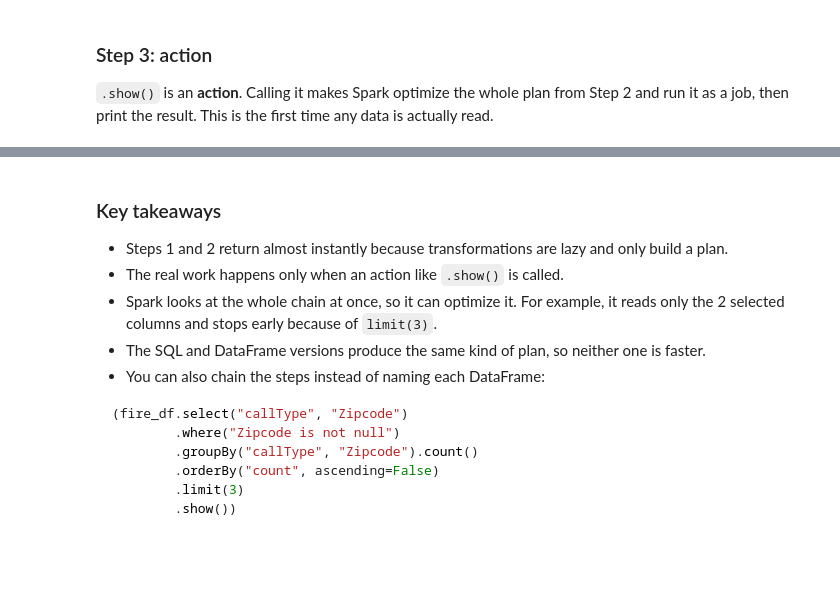
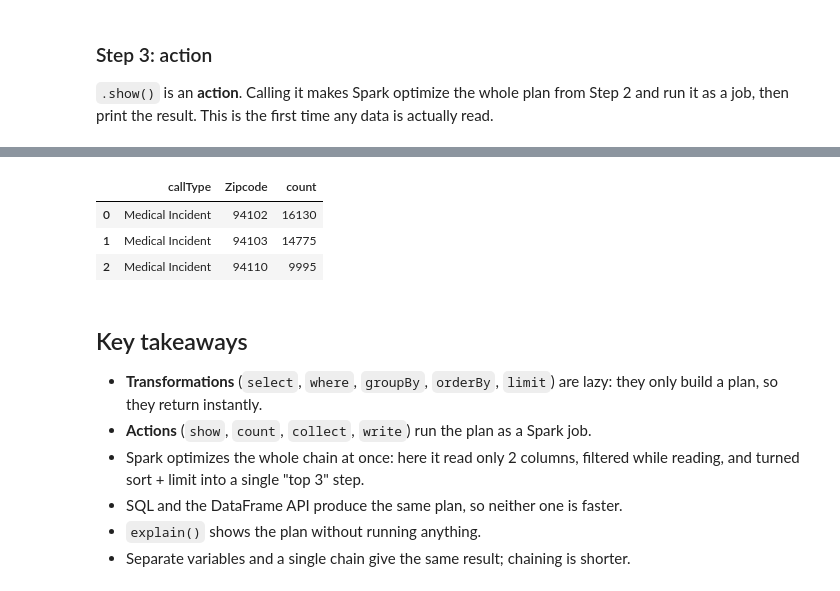
Before and after one commit to ofawaz94/data-engineering-notes, a Jupyter notebook: Spark/03-transformations-and-actions.ipynb, the cells around one changed output, grey strips where cells are left out. Saved outputs shown, nothing was run; the diff lists cells and outputs as text; code cells hidden in the pictures; blank space fills up the shorter version.

Commit message:
Add explain and chaining sections to transformations and actions notebook

````diff
--- a/Spark/03-transformations-and-actions.ipynb
+++ b/Spark/03-transformations-and-actions.ipynb
@@ -95,17 +193,28 @@ df_5.show()
+# %%
+# Same query as df_1 ... df_5, written as one chain.
+# Still only transformations: nothing runs yet.
+Result_df = (
+    fire_df.select("callType", "Zipcode")              # SELECT callType, Zipcode
+        .where("callType is not null")                 # WHERE callType IS NOT NULL
+        .groupBy("callType", "Zipcode").count()        # GROUP BY + COUNT(*)
+        .orderBy("count", ascending=False)             # ORDER BY count DESC
+        .limit(3)                                      # LIMIT 3
+)
+# %%
+# Outside Databricks, display() prints only the schema (see output below).
+# Use Result_df.show() to run the job and see the rows.
+display(Result_df)
+# %% [output]
+|  | callType | Zipcode | count |
+| 0 | Medical Incident | 94102 | 16130 |
+| 1 | Medical Incident | 94103 | 14775 |
+| 2 | Medical Incident | 94110 | 9995 |
 # %% [markdown]
-### Key takeaways
+## Key takeaways
 
-- Steps 1 and 2 return almost instantly because transformations are lazy and only build a plan.
-- The real work happens only when an action like `.show()` is called.
-- Spark looks at the whole chain at once, so it can optimize it. For example, it reads only the 2 selected columns and stops early because of `limit(3)`.
-- The SQL and DataFrame versions produce the same kind of plan, so neither one is faster.
-- You can also chain the steps instead of naming each DataFrame:
-
-```python
-(fire_df.select("callType", "Zipcode")
-        .where("Zipcode is not null")
-        .groupBy("callType", "Zipcode").count()
-        .orderBy("count", ascending=False)
-        .limit(3)
-        .show())
-```
+- **Transformations** (`select`, `where`, `groupBy`, `orderBy`, `limit`) are lazy: they only build a plan, so they return instantly.
+- **Actions** (`show`, `count`, `collect`, `write`) run the plan as a Spark job.
+- Spark optimizes the whole chain at once: here it read only 2 columns, filtered while reading, and turned sort + limit into a single "top 3" step.
+- SQL and the DataFrame API produce the same plan, so neither one is faster.
+- `explain()` shows the plan without running anything.
+- Separate variables and a single chain give the same result; chaining is shorter.
````
Also changed, not shown: parts of 8 cells of this notebook.
